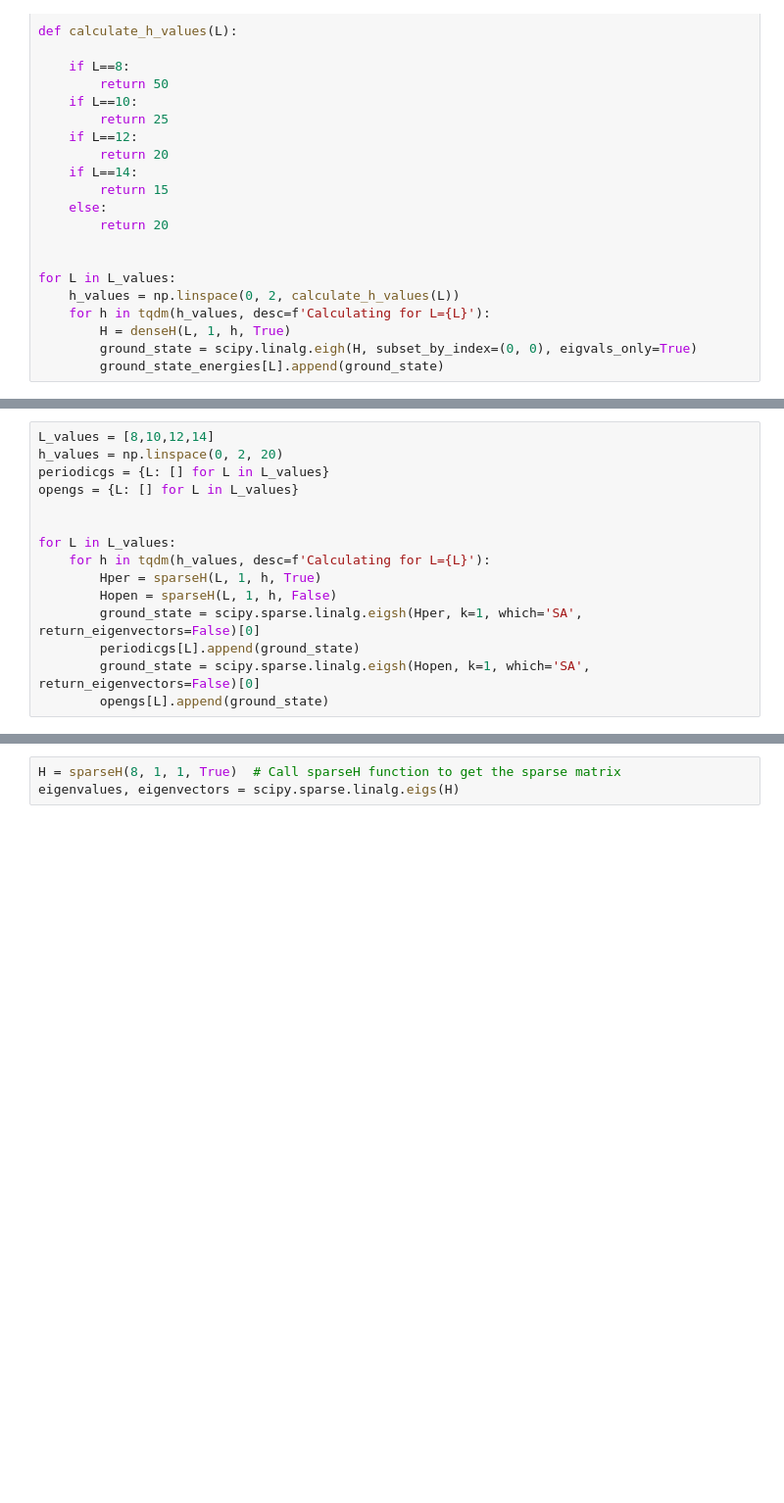
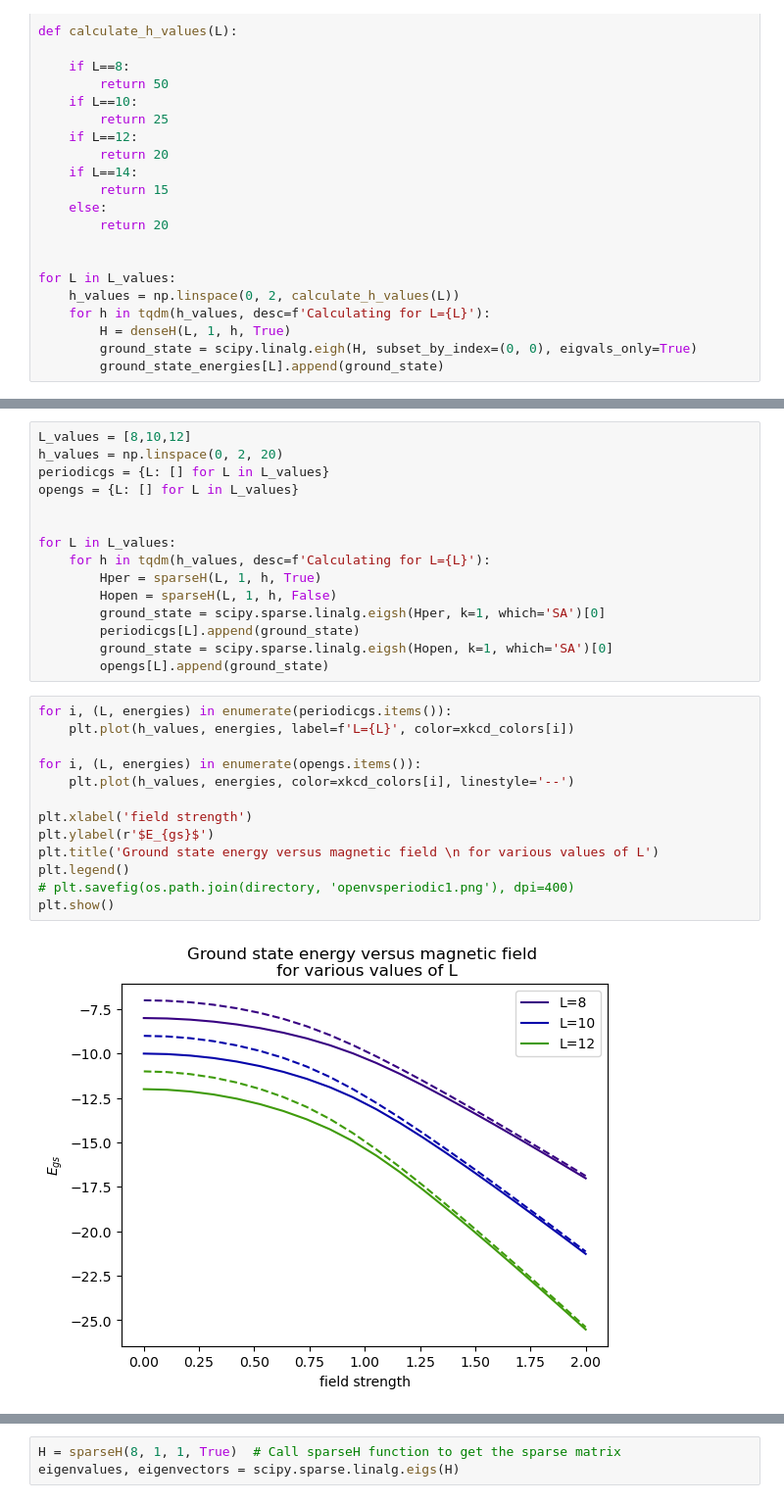
Before and after one commit to Abhiram2006/ph121c, a Jupyter notebook: main.ipynb, the cells around one changed output, grey strips where cells are left out. Shown at 98% size. Saved outputs shown, nothing was run; the diff lists cells and outputs as text; blank space fills up the shorter version.

```diff
--- a/main.ipynb
+++ b/main.ipynb
@@ -128,5 +285,5 @@ plt.show()
 # %%
-L_values = [8,10,12,14]
+L_values = [8,10,12]
 h_values = np.linspace(0, 2, 20)
 periodicgs = {L: [] for L in L_values}
 opengs = {L: [] for L in L_values}
@@ -136,8 +293,23 @@ for L in L_values:
     for h in tqdm(h_values, desc=f'Calculating for L={L}'):
         Hper = sparseH(L, 1, h, True)
         Hopen = sparseH(L, 1, h, False)
-        ground_state = scipy.sparse.linalg.eigsh(Hper, k=1, which='SA', return_eigenvectors=False)[0]
+        ground_state = scipy.sparse.linalg.eigsh(Hper, k=1, which='SA')[0]
         periodicgs[L].append(ground_state)
-        ground_state = scipy.sparse.linalg.eigsh(Hopen, k=1, which='SA', return_eigenvectors=False)[0]
+        ground_state = scipy.sparse.linalg.eigsh(Hopen, k=1, which='SA')[0]
         opengs[L].append(ground_state)
+# %%
+for i, (L, energies) in enumerate(periodicgs.items()):
+    plt.plot(h_values, energies, label=f'L={L}', color=xkcd_colors[i])
+
+for i, (L, energies) in enumerate(opengs.items()):
+    plt.plot(h_values, energies, color=xkcd_colors[i], linestyle='--')
+
+plt.xlabel('field strength')
+plt.ylabel(r'$E_{gs}$')
+plt.title('Ground state energy versus magnetic field \n for various values of L')
+plt.legend()
+# plt.savefig(os.path.join(directory, 'openvsperiodic1.png'), dpi=400)
+plt.show()
+# %% [output]
+[figure, added]
 # %%
```
Also changed, not shown: parts of 13 cells of this notebook.
